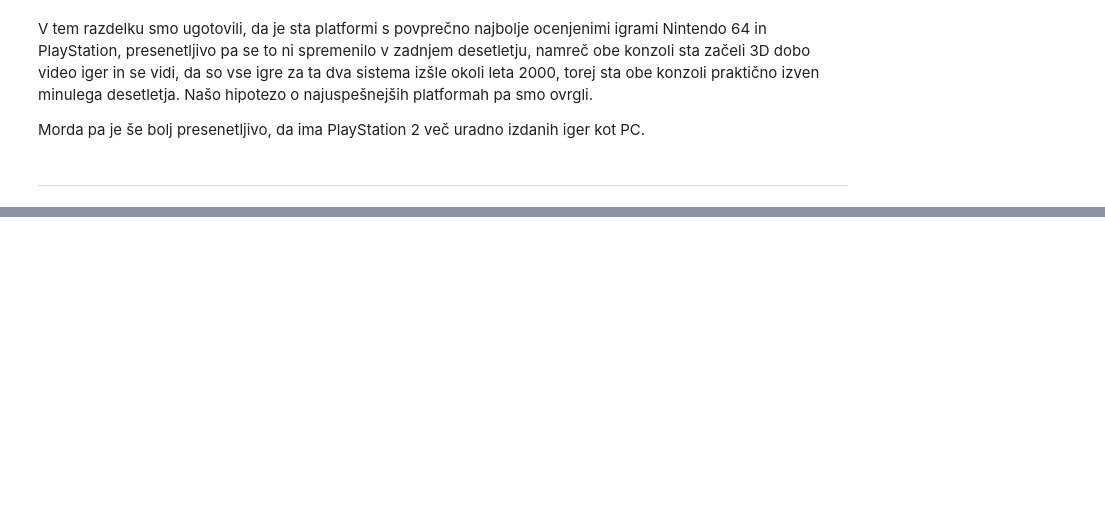
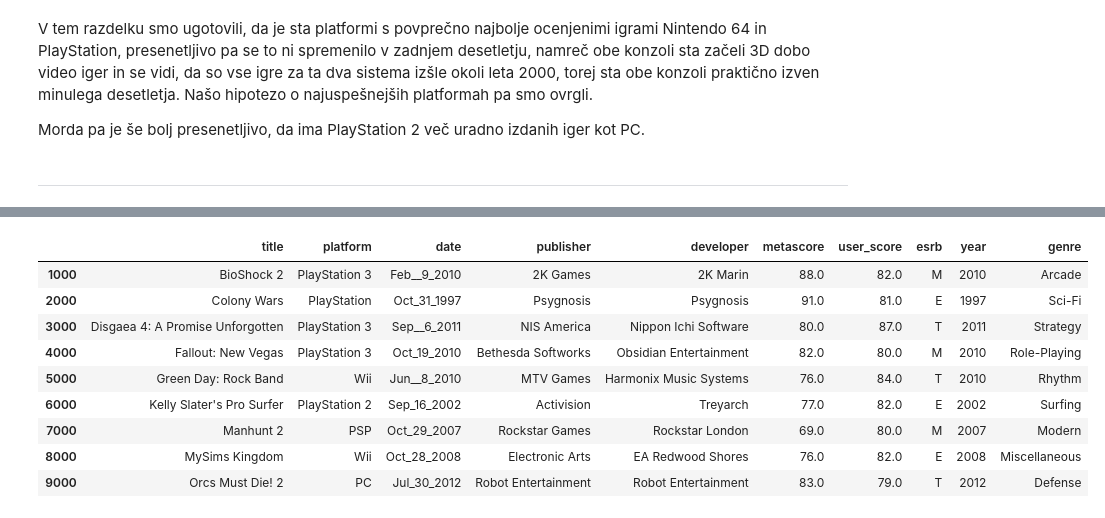
Before and after one commit to AndrazCepic/Naj-Igre, a Jupyter notebook: Naj_Igre.ipynb, the cells around one changed output, grey strips where cells are left out. Saved outputs shown, nothing was run; the diff lists cells and outputs as text; code cells hidden in the pictures; blank space fills up the shorter version.

```diff
--- a/Naj_Igre.ipynb
+++ b/Naj_Igre.ipynb
@@ -703,0 +711,14 @@ Morda pa je še bolj presenetljivo, da ima PlayStation 2 več uradno izdanih ige
+# %%
+data_g = data.merge(genres)
+data_g[1000:10000:1000]
+# %% [output]
+|  | title | platform | date | publisher | developer | metascore | user_score | esrb | year | genre |
+| 1000 | BioShock 2 | PlayStation 3 | Feb__9_2010 | 2K Games | 2K Marin | 88.0 | 82.0 | M | 2010 | Arcade |
+| 2000 | Colony Wars | PlayStation | Oct_31_1997 | Psygnosis | Psygnosis | 91.0 | 81.0 | E | 1997 | Sci-Fi |
+| 3000 | Disgaea 4: A Promise Unforgotten | PlayStation 3 | Sep__6_2011 | NIS America | Nippon Ichi Software | 80.0 | 87.0 | T | 2011 | Strategy |
+| 4000 | Fallout: New Vegas | PlayStation 3 | Oct_19_2010 | Bethesda Softworks | Obsidian Entertainment | 82.0 | 80.0 | M | 2010 | Role-Playing |
+| 5000 | Green Day: Rock Band | Wii | Jun__8_2010 | MTV Games | Harmonix Music Systems | 76.0 | 84.0 | T | 2010 | Rhythm |
+| 6000 | Kelly Slater's Pro Surfer | PlayStation 2 | Sep_16_2002 | Activision | Treyarch | 77.0 | 82.0 | E | 2002 | Surfing |
+| 7000 | Manhunt 2 | PSP | Oct_29_2007 | Rockstar Games | Rockstar London | 69.0 | 80.0 | M | 2007 | Modern |
+| 8000 | MySims Kingdom | Wii | Oct_28_2008 | Electronic Arts | EA Redwood Shores | 76.0 | 82.0 | E | 2008 | Miscellaneous |
+| 9000 | Orcs Must Die! 2 | PC | Jul_30_2012 | Robot Entertainment | Robot Entertainment | 83.0 | 79.0 | T | 2012 | Defense |
```
Also changed, not shown: parts of 55 cells of this notebook.
